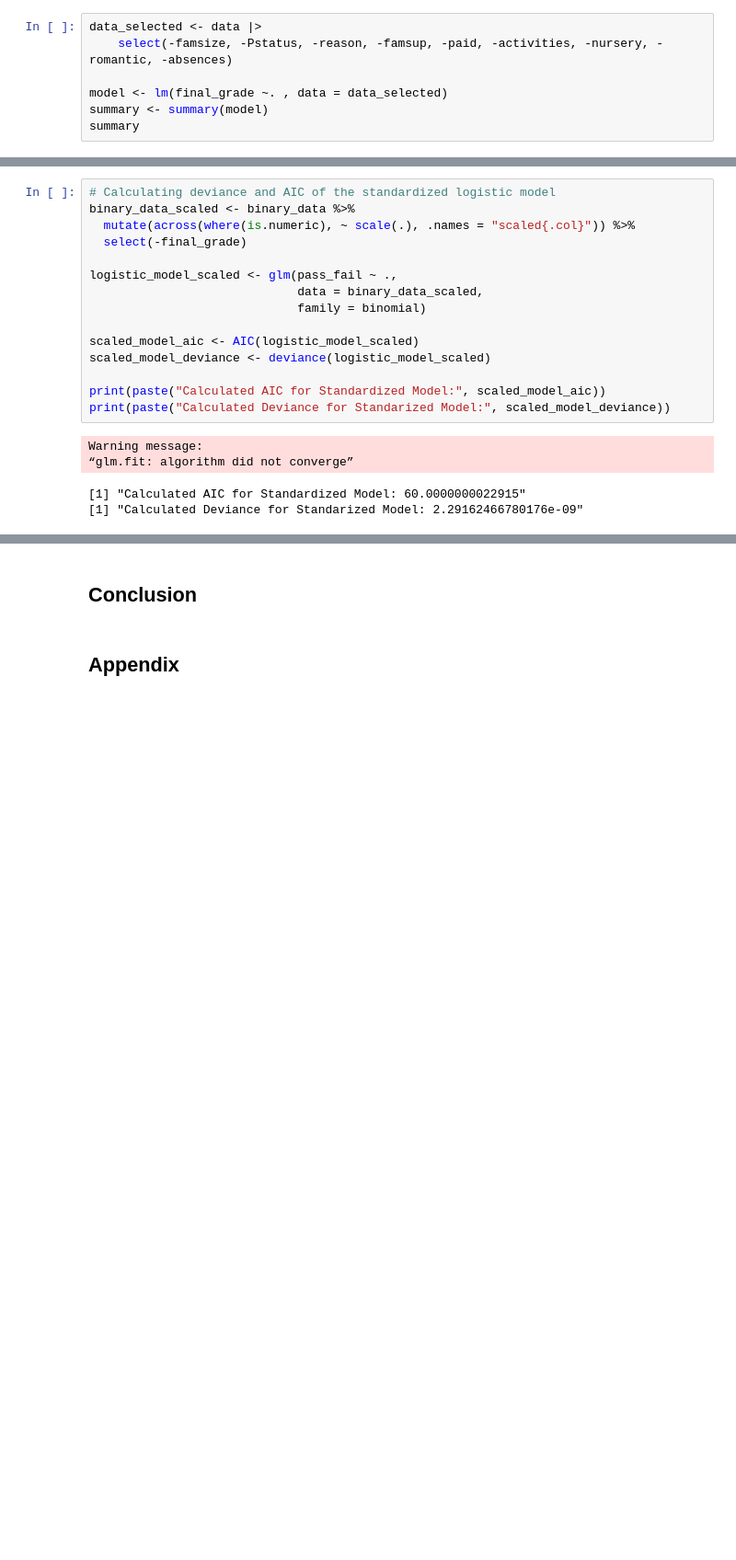
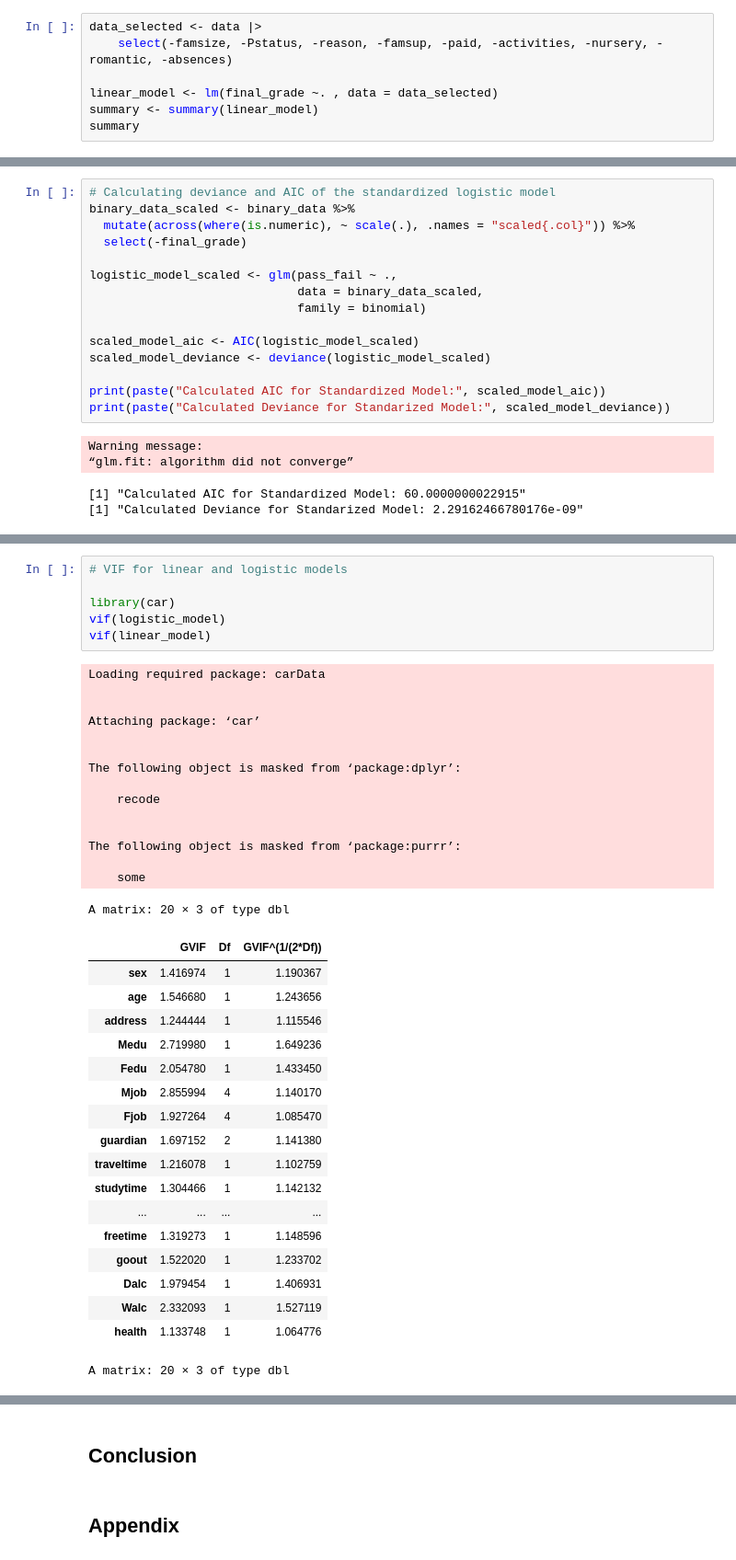
Before and after one commit to svnxxa/STAT-306-Group-Project, a Jupyter notebook: STAT 306 Final Report.ipynb, the cells around one changed output, grey strips where cells are left out. Shown at 92% size. Drawn from its saved outputs; the diff is of its cells as text; blank space fills up the shorter version.

Commit message:
added VIF for both linear and logistic models

```diff
--- a/STAT 306 Final Report.ipynb
+++ b/STAT 306 Final Report.ipynb
@@ -163,8 +163,8 @@ Warning message:
 data_selected <- data |>
     select(-famsize, -Pstatus, -reason, -famsup, -paid, -activities, -nursery, -romantic, -absences)
 
-model <- lm(final_grade ~. , data = data_selected)
-summary <- summary(model)
+linear_model <- lm(final_grade ~. , data = data_selected)
+summary <- summary(linear_model)
 summary
 # %% [output]
 Call:
@@ -353,3 +354,43 @@ deviance(null_model)
 # %% [output]
 [1] 502.504
 [1] 500.504
+# %%
+# VIF for linear and logistic models
+
+library(car)
+vif(logistic_model)
+vif(linear_model)
+# %% [output]
+Loading required package: carData
+
+
+Attaching package: ‘car’
+
+
+The following object is masked from ‘package:dplyr’:
+
+    recode
+
+
+The following object is masked from ‘package:purrr’:
+
+    some
+A matrix: 20 × 3 of type dbl
+|  | GVIF | Df | GVIF^(1/(2*Df)) |
+| sex | 1.416974 | 1 | 1.190367 |
+| age | 1.546680 | 1 | 1.243656 |
+| address | 1.244444 | 1 | 1.115546 |
+| Medu | 2.719980 | 1 | 1.649236 |
+| Fedu | 2.054780 | 1 | 1.433450 |
+| Mjob | 2.855994 | 4 | 1.140170 |
+| Fjob | 1.927264 | 4 | 1.085470 |
+| guardian | 1.697152 | 2 | 1.141380 |
+| traveltime | 1.216078 | 1 | 1.102759 |
+| studytime | 1.304466 | 1 | 1.142132 |
+| ... | ... | ... | ... |
+| freetime | 1.319273 | 1 | 1.148596 |
+| goout | 1.522020 | 1 | 1.233702 |
+| Dalc | 1.979454 | 1 | 1.406931 |
+| Walc | 2.332093 | 1 | 1.527119 |
+| health | 1.133748 | 1 | 1.064776 |
+A matrix: 20 × 3 of type dbl
```
Also changed, not shown: parts of 4 cells of this notebook.
